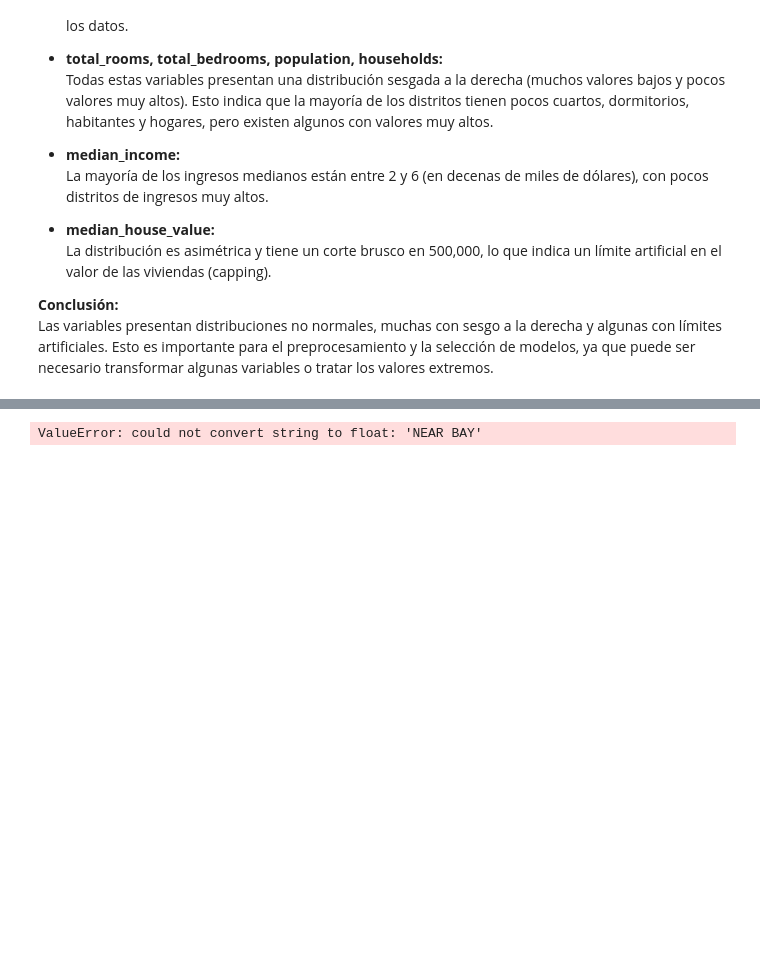
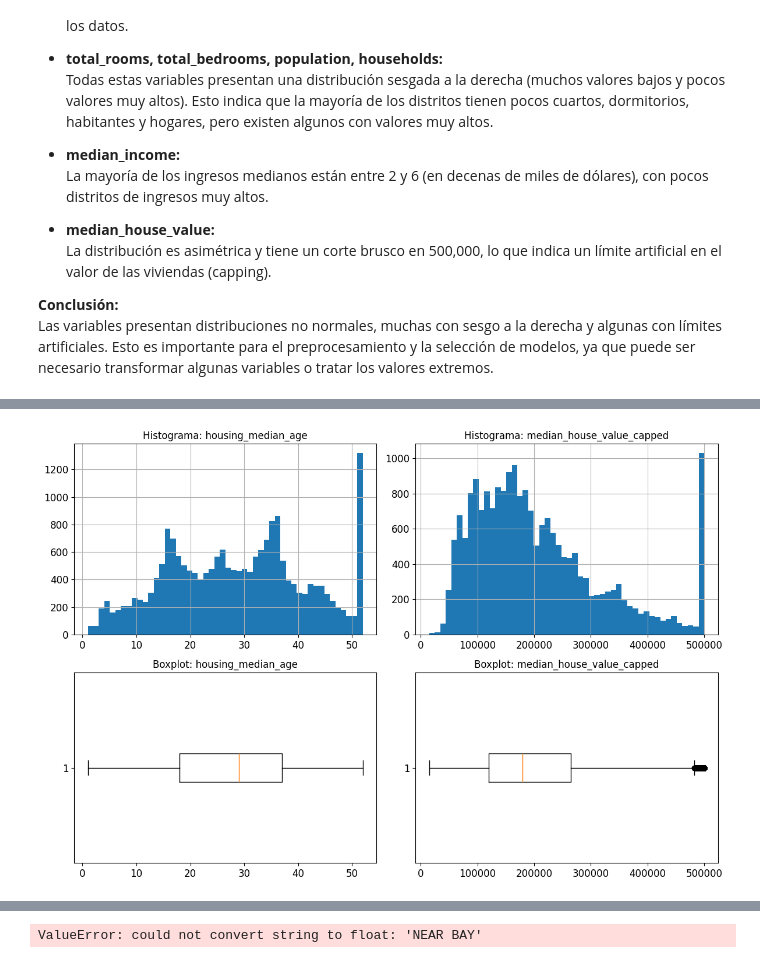
Before and after one commit to Dreyeles/jupyter_modDatos, a Jupyter notebook: s02_eda_preprocesamiento/notebooks/S02_eda.ipynb, the cells around one changed output, grey strips where cells are left out. Saved outputs shown, nothing was run; the diff lists cells and outputs as text; code cells hidden in the pictures; blank space fills up the shorter version.

```diff
--- a/s02_eda_preprocesamiento/notebooks/S02_eda.ipynb
+++ b/s02_eda_preprocesamiento/notebooks/S02_eda.ipynb
@@ -138,0 +180,31 @@ Las variables presentan distribuciones no normales, muchas con sesgo a la derech
+# %%
+# Limitar valores extremos de median_house_value al percentil 99
+upper_limit = housing['median_house_value'].quantile(0.99)
+housing['median_house_value_capped'] = np.where(
+    housing['median_house_value'] > upper_limit,
+    upper_limit,
+    housing['median_house_value']
+)
+# %%
+import matplotlib.pyplot as plt
+
+fig, axes = plt.subplots(2, 2, figsize=(12, 8))
+
+# Histogramas
+housing['housing_median_age'].hist(bins=50, ax=axes[0, 0])
+axes[0, 0].set_title('Histograma: housing_median_age')
+
+housing['median_house_value_capped'].hist(bins=50, ax=axes[0, 1])
+axes[0, 1].set_title('Histograma: median_house_value_capped')
+
+# Boxplots
+axes[1, 0].boxplot(housing['housing_median_age'], vert=False)
+axes[1, 0].set_title('Boxplot: housing_median_age')
+
+axes[1, 1].boxplot(housing['median_house_value_capped'], vert=False)
+axes[1, 1].set_title('Boxplot: median_house_value_capped')
+
+plt.tight_layout()
+plt.show()
+# %% [output]
+[figure, added]
```
Also changed, not shown: parts of 11 cells of this notebook, 1 other file.
